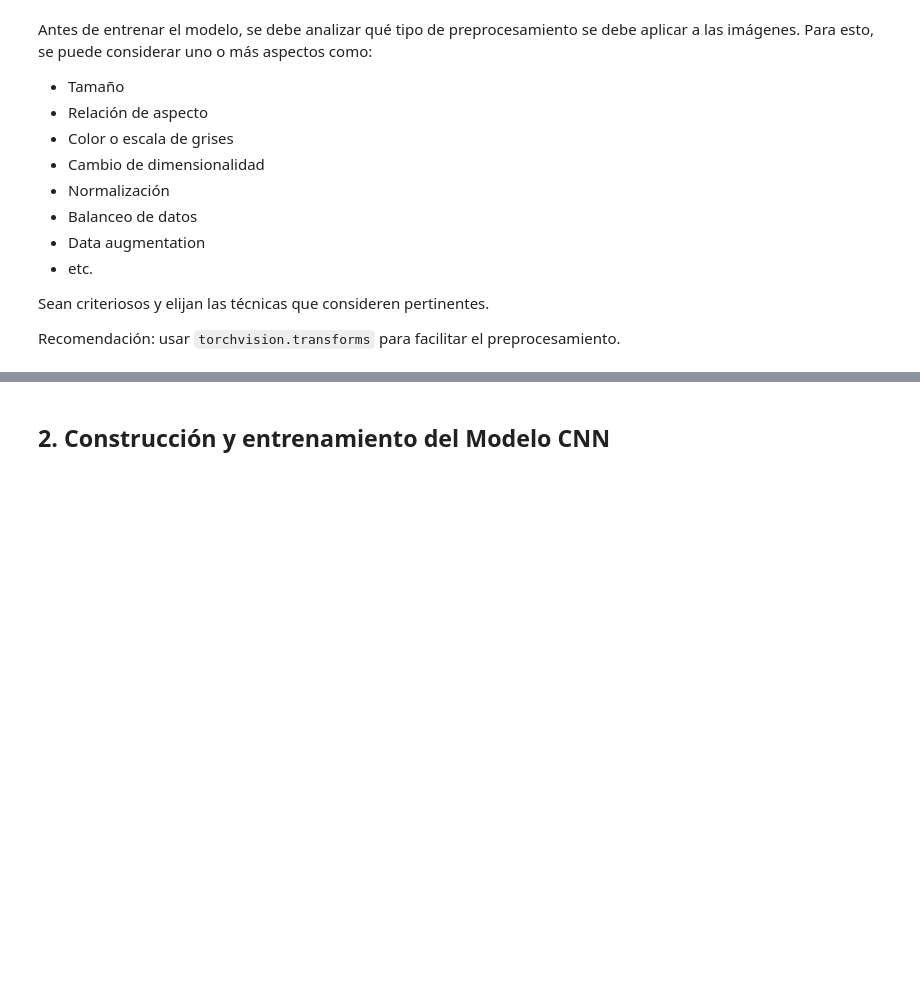
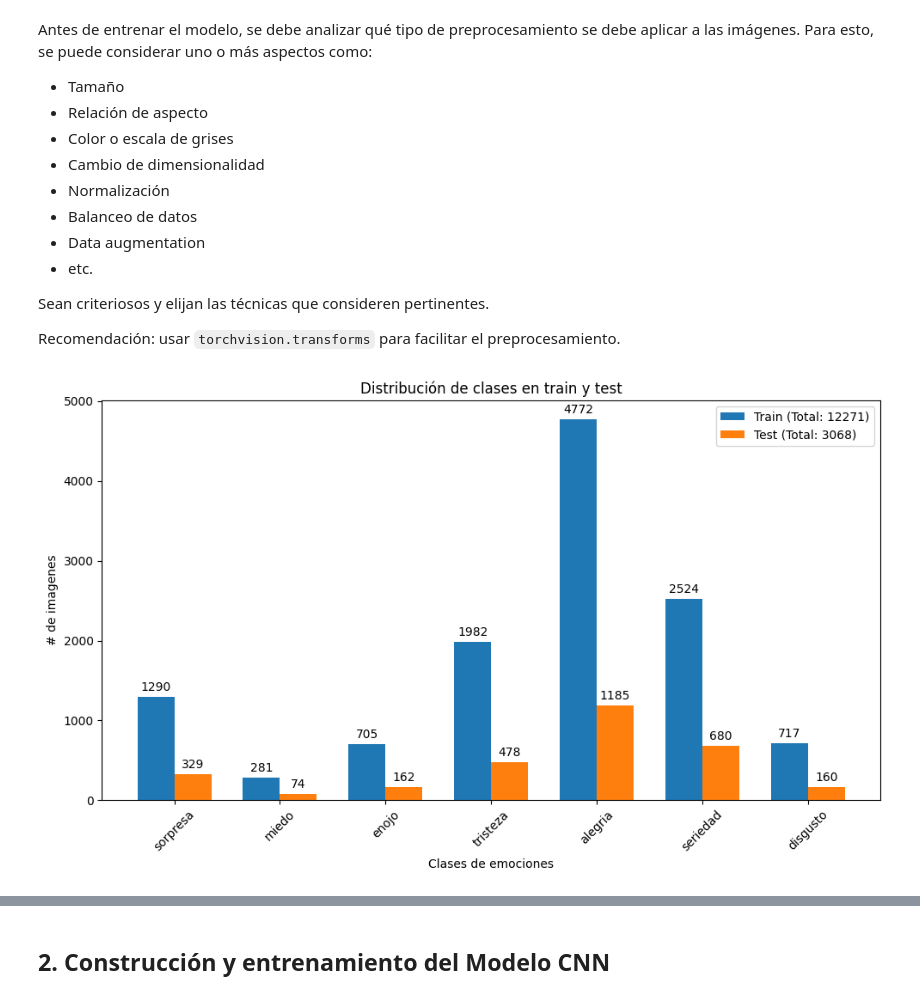
Before and after one commit to joagonzalez/ceia-aprendizaje-profundo, a Jupyter notebook: tp2/Deep_Learning_TP2_Cohorte_18_1B2025.ipynb, the cells around one changed output, grey strips where cells are left out. Saved outputs shown, nothing was run; the diff lists cells and outputs as text; code cells hidden in the pictures; blank space fills up the shorter version.

```diff
--- a/tp2/Deep_Learning_TP2_Cohorte_18_1B2025.ipynb
+++ b/tp2/Deep_Learning_TP2_Cohorte_18_1B2025.ipynb
@@ -62,0 +254,21 @@ Recomendación: usar `torchvision.transforms` para facilitar el preprocesamiento
+# %%
+# Dataset path
+dataset_path = "emotions_dataset/dataset_emociones"
+
+# Inicializamos dicts en int 0
+train_counts = defaultdict(int)
+test_counts = defaultdict(int)
+
+dataset_analysis(dataset_path, train_counts, test_counts)
+
+print("Counts por emocion para train:")
+for emotion, count in train_counts.items():
+    print(f"{emotion}: {count}")
+
+print("\nCounts por emocion para test:")
+for emotion, count in test_counts.items():
+    print(f"{emotion}: {count}")
+# %%
+plot_class_distribution(train_counts, test_counts)
+# %% [output]
+[figure, added]
```
Also changed, not shown: parts of 14 cells of this notebook.
